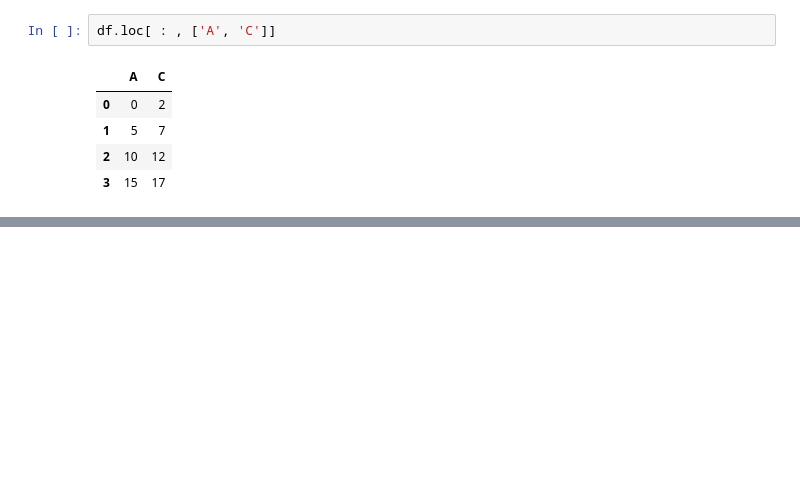
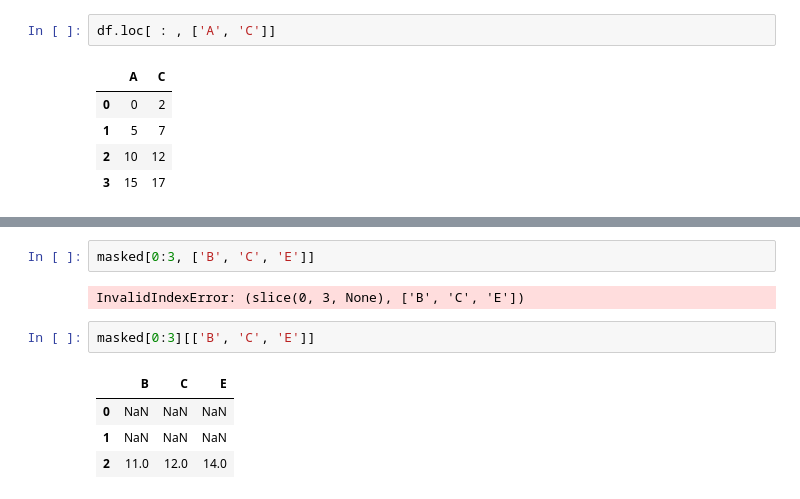
Before and after one commit to tychen742/thinkdsm, a Jupyter notebook: temps/test2.ipynb, the cells around one changed output, grey strips where cells are left out. Cells and saved outputs as stored; diff of their text form; blank space fills up the shorter version.

```diff
--- a/temps/test2.ipynb
+++ b/temps/test2.ipynb
@@ -317,0 +365,11 @@ df.loc[ : , ['A', 'C']]
+# %%
+masked[0:3, ['B', 'C', 'E']]
+# %% [output]
+InvalidIndexError: (slice(0, 3, None), ['B', 'C', 'E'])
+# %%
+masked[0:3][['B', 'C', 'E']]
+# %% [output]
+|  | B | C | E |
+| 0 | NaN | NaN | NaN |
+| 1 | NaN | NaN | NaN |
+| 2 | 11.0 | 12.0 | 14.0 |
```
Also changed, not shown: parts of 6 cells of this notebook.
